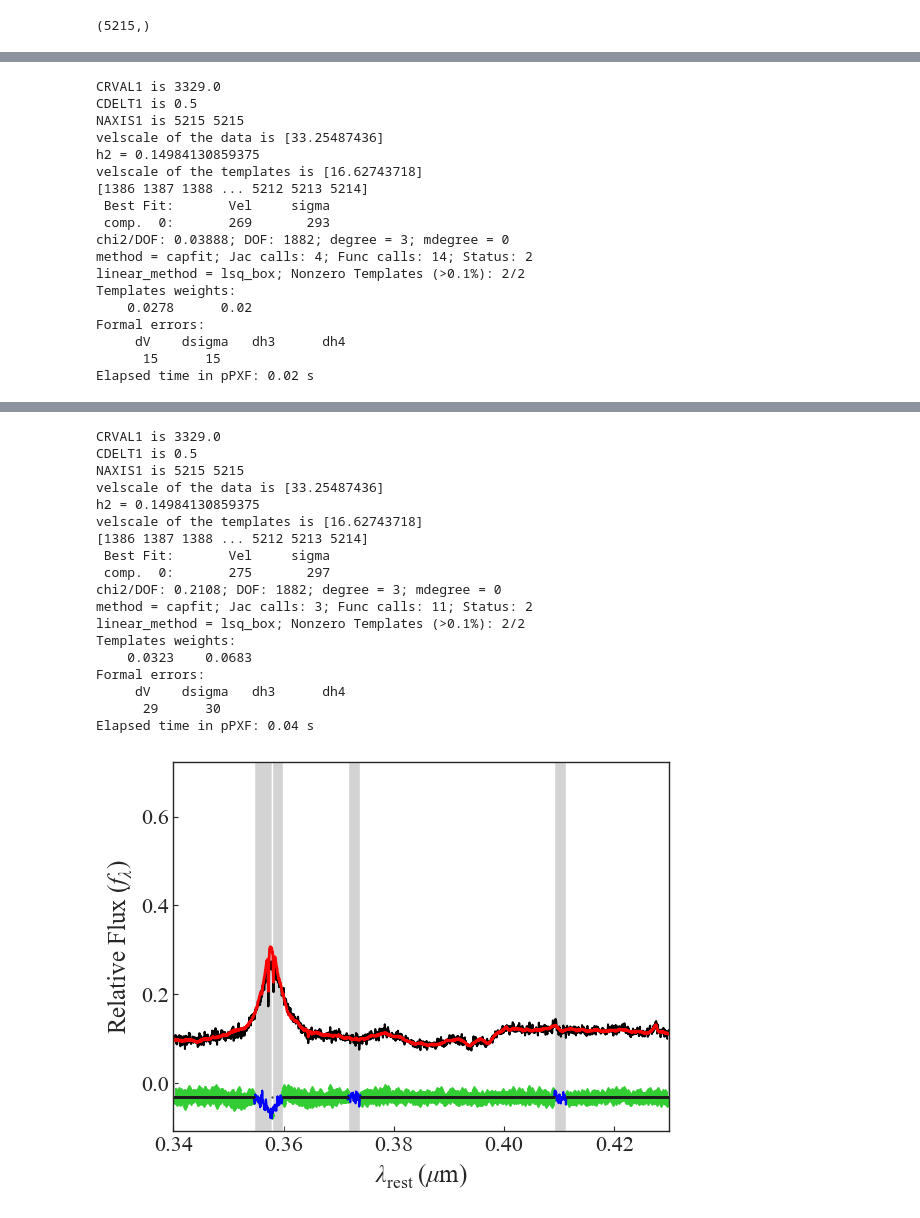
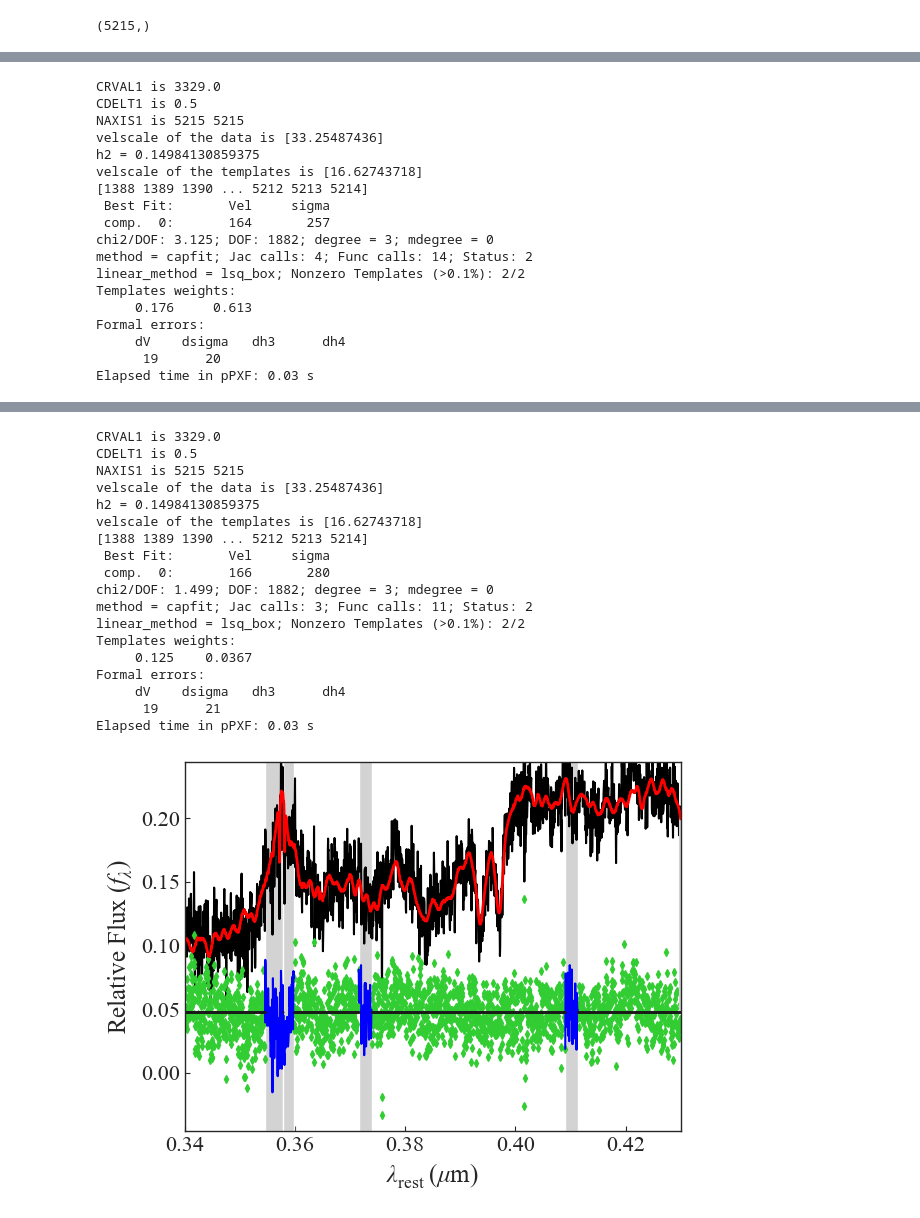
Before and after one commit to TDCOSMO/RXJ1131_KCWI, a Jupyter notebook: Plot spectra fitting.ipynb, the cells around one changed output, grey strips where cells are left out. Drawn from its saved outputs; the diff is of its cells as text; code cells hidden in the pictures.

```diff
--- a/Plot spectra fitting.ipynb
+++ b/Plot spectra fitting.ipynb
@@ -28,7 +28,7 @@ import paperfig as pf
 
 pf.set_fontscale(2.)
 # %%
-libary_dir = '../all_dr2_fits_G789K012'
+libary_dir = '../kcwi_extractions/all_dr2_fits/'
 
 #KCWI mosaic datacube
 data_crop = fits.open('../kcwi_extractions/extracted_dispersions/KCWI_RXJ1131_icubes_mosaic_0.1457_crop.fits')
@@ -348,7 +348,7 @@ fig.tight_layout()
 # %% [output]
 [figure]
 # %%
-target_sn = 15
+target_sn = 24
 
 x, y, signal, noise_sig = np.loadtxt('../kcwi_extractions/extracted_dispersions/voronoi_2d_binning_KCWI_RXJ1131_icubes_mosaic_0.1457_arcsec_input.txt').T
 
@@ -411,7 +412,7 @@ plt.legend()
 # %%
 name = "KCWI_RXJ1131_icubes_mosaic_0.1457"
 
-voronoi_binning_data = fits.getdata('../kcwi_extractions/extracted_dispersions/' +'voronoi_binning_' + name + '_targetSN_15' + '_data.fits')
+voronoi_binning_data = fits.getdata('../kcwi_extractions/extracted_dispersions/' +'voronoi_binning_' + name + '_targetSN_{}'.format(target_sn) + '_data.fits')
 # %%
 voronoi_binning_data.shape
 # %% [output]
@@ -425,7 +426,7 @@ data_no_quasars = []
 noises = []
 skys = []
 
-bins = [0, 30, 60, 100]
+bins = [0, 9, 22, 40]
 
 for i in bins:
     data_no_quasar_, noise_, sky_ = remove_quasar_from_galaxy_deredshift(libary_dir,
@@ -485,15 +486,15 @@ NAXIS1 is 5215 5215
 velscale of the data is [33.25487436]
 h2 = 0.14984130859375
 velscale of the templates is [16.62743718]
-[1386 1387 1388 ... 5212 5213 5214]
+[1388 1389 1390 ... 5212 5213 5214]
  Best Fit:       Vel     sigma
- comp.  0:       269       293
-chi2/DOF: 0.03888; DOF: 1882; degree = 3; mdegree = 0
+ comp.  0:       164       257
+chi2/DOF: 3.125; DOF: 1882; degree = 3; mdegree = 0
 method = capfit; Jac calls: 4; Func calls: 14; Status: 2
 linear_method = lsq_box; Nonzero Templates (>0.1%): 2/2
 Templates weights:
-    0.0278      0.02
+     0.176     0.613
 Formal errors:
      dV    dsigma   dh3      dh4
-      15      15
-Elapsed time in pPXF: 0.02 s
+      19      20
+Elapsed time in pPXF: 0.03 s
@@ -502,19 +503,19 @@ Elapsed time in pPXF: 0.02 s
 CRVAL1 is 3329.0
 CDELT1 is 0.5
 NAXIS1 is 5215 5215
 velscale of the data is [33.25487436]
 h2 = 0.14984130859375
 velscale of the templates is [16.62743718]
-[1386 1387 1388 ... 5212 5213 5214]
+[1388 1389 1390 ... 5212 5213 5214]
  Best Fit:       Vel     sigma
- comp.  0:       275       297
-chi2/DOF: 0.2108; DOF: 1882; degree = 3; mdegree = 0
+ comp.  0:       166       280
+chi2/DOF: 1.499; DOF: 1882; degree = 3; mdegree = 0
 method = capfit; Jac calls: 3; Func calls: 11; Status: 2
 linear_method = lsq_box; Nonzero Templates (>0.1%): 2/2
 Templates weights:
-    0.0323    0.0683
+     0.125    0.0367
 Formal errors:
      dV    dsigma   dh3      dh4
-      29      30
-Elapsed time in pPXF: 0.04 s
+      19      21
+Elapsed time in pPXF: 0.03 s
-[figure, old version]
+[figure, new version]
```
Also changed, not shown: parts of 7 cells of this notebook, 25 other files.
